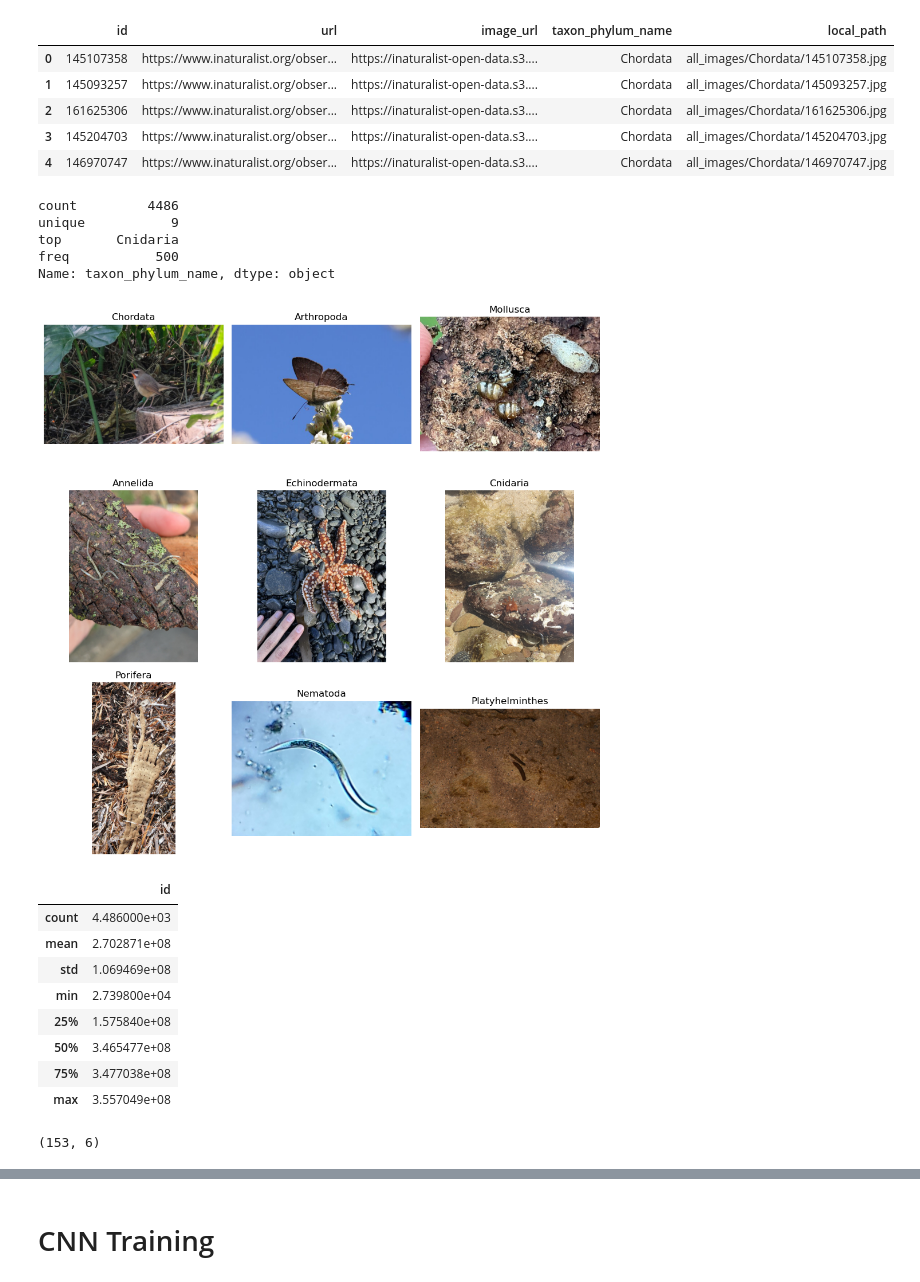
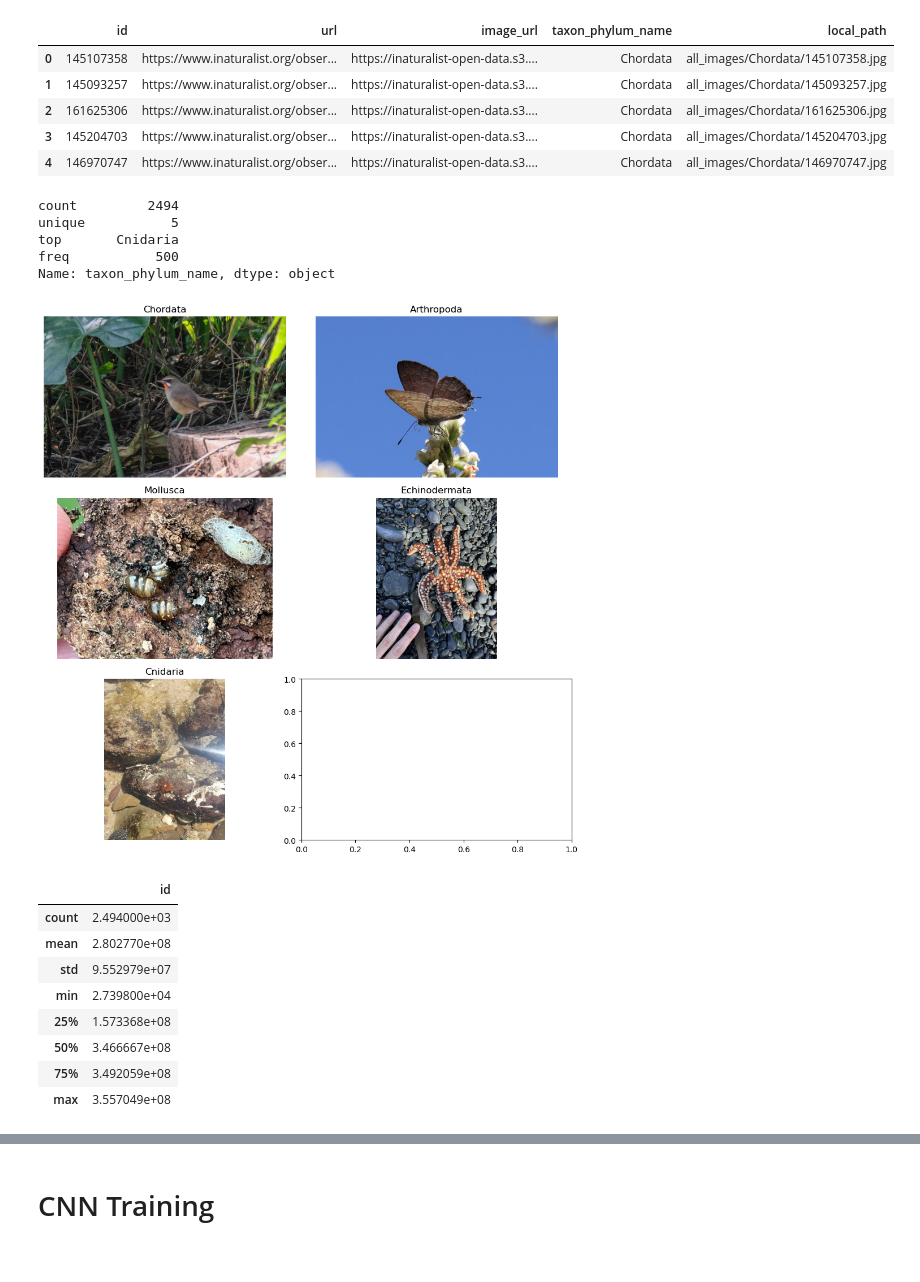
Before and after one commit to shochak2016/WildScan, a Jupyter notebook: Data/WildScan_Data/animal_phylum_data/phylum_data_processing.ipynb, the cells around one changed output, grey strips where cells are left out. Saved outputs shown, nothing was run; the diff lists cells and outputs as text; code cells hidden in the pictures.

```diff
--- a/Data/WildScan_Data/animal_phylum_data/phylum_data_processing.ipynb
+++ b/Data/WildScan_Data/animal_phylum_data/phylum_data_processing.ipynb
@@ -25,8 +25,8 @@ from torch.utils.data import DataLoader, random_split
 # Data Collection
 # %%
 phylum_complete_list = [
-    'Chordata', 'Arthropoda', 'Mollusca', 'Annelida',
-    'Echinodermata', 'Cnidaria', 'Porifera', 'Nematoda', 'Platyhelminthes'
+    'Chordata', 'Arthropoda', 'Mollusca',
+    'Echinodermata', 'Cnidaria'
 ]
 # %%
 '''
@@ -154,6 +154,7 @@ phylum_complete_list = [
 # %%
 #Otherwise, just use this and that should be enough
 downloaded_df = pd.read_csv('all_csvs/downloaded_df.csv')
+downloaded_df = downloaded_df[downloaded_df['taxon_phylum_name'].isin(phylum_complete_list)]
 downloaded_df.head()
 # %% [output]
 |  | id | url | image_url | taxon_phylum_name | local_path |
@@ -165,53 +166,50 @@ downloaded_df.head()
 # %%
 downloaded_df['taxon_phylum_name'].describe()
 # %% [output]
-count         4486
-unique           9
+count         2494
+unique           5
 top       Cnidaria
 freq           500
 Name: taxon_phylum_name, dtype: object
 # %%
 #Showing just one image as an example
 import matplotlib.pyplot as plt
 from PIL import Image
 
-fig, axes = plt.subplots(3, 3, figsize=(10, 10))
+fig, axes = plt.subplots(3, 2, figsize=(10, 10))
 
 for ax, phylum in zip(axes.flatten(), phylum_complete_list):
     sample = downloaded_df[downloaded_df['taxon_phylum_name'] == phylum].iloc[0]
     img = Image.open(sample['local_path'])
     ax.imshow(img)
     ax.set_title(phylum)
     ax.axis('off')
 
 plt.tight_layout()
 plt.show()
 # %% [output]
-[figure, old version]
+[figure, new version]
 # %%
 downloaded_df.describe()
 # %% [output]
 |  | id |
-| count | 4.486000e+03 |
-| mean | 2.702871e+08 |
-| std | 1.069469e+08 |
+| count | 2.494000e+03 |
+| mean | 2.802770e+08 |
+| std | 9.552979e+07 |
 | min | 2.739800e+04 |
-| 25% | 1.575840e+08 |
-| 50% | 3.465477e+08 |
-| 75% | 3.477038e+08 |
+| 25% | 1.573368e+08 |
+| 50% | 3.466667e+08 |
+| 75% | 3.492059e+08 |
 | max | 3.557049e+08 |
 # %%
 #Images that are considered "blurry", may keep these since they are needed for the model to distinguish between phylums!
 import cv2
 def blurriness(path):
     img = cv2.imread(path)
-    gray = cv2.cvtColor(img, cv2.COLOR_BGR2GRAY)
+    gray = cv2.cvtColor(i333mg, cv2.COLOR_BGR2GRAY)
     return cv2.Laplacian(gray, cv2.CV_64F).var()
 
 downloaded_df['blur_score'] = downloaded_df['local_path'].apply(blurriness)
-downloaded_df[downloaded_df['blur_score'] < 50].shape
-# %% [output]
-(153, 6)
 # %%
 downloaded_df = downloaded_df[downloaded_df['blur_score'] > 50]
 print(downloaded_df.shape)
```
Also changed, not shown: parts of 9 cells of this notebook, 1 other file.
